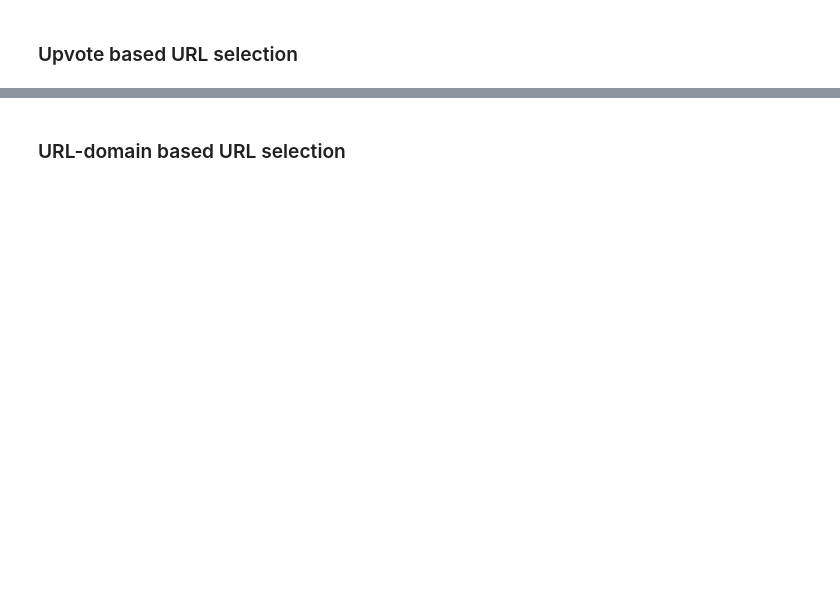
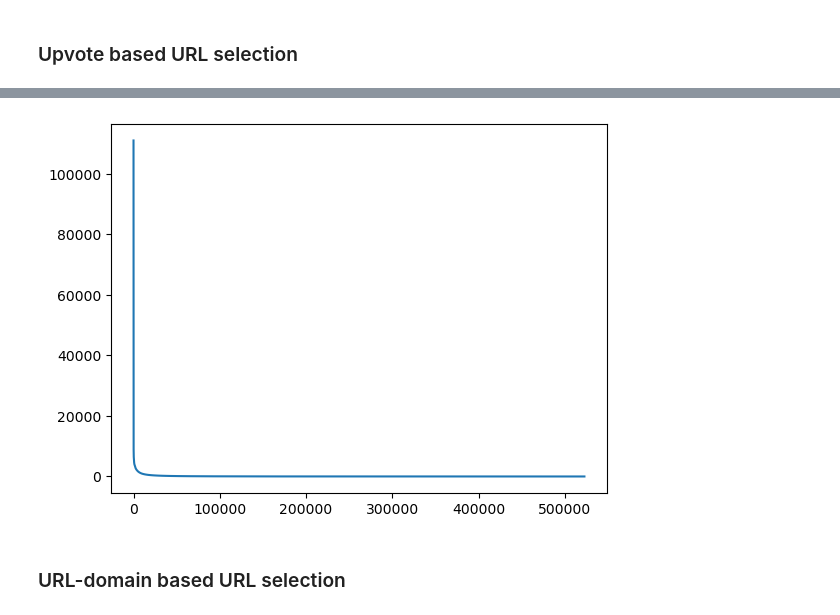
Before and after one commit to ADCLab/RedditIdeologyDB, a Jupyter notebook: Exploratory Data Analysis.ipynb, the cells around one changed output, grey strips where cells are left out. Drawn from its saved outputs; the diff is of its cells as text; code cells hidden in the pictures; blank space fills up the shorter version.

```diff
--- a/Exploratory Data Analysis.ipynb
+++ b/Exploratory Data Analysis.ipynb
@@ -71,3 +81,9 @@ con_df_upvote_top100.to_csv("../ids_urls_submission_Conservative_from_1202154642
+# %%
+# plot conserv upvote distribution
+con_df_upvote.num_upvotes.plot.line()
+plt.show()
+# %% [output]
+[figure, added]
 # %% [markdown]
 ### URL-domain based URL selection
 # %%
```
Also changed, not shown: parts of 10 cells of this notebook.
